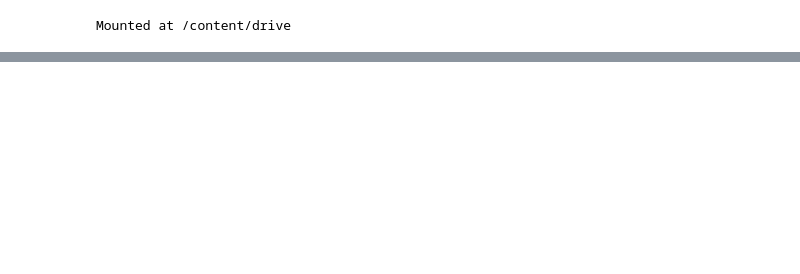
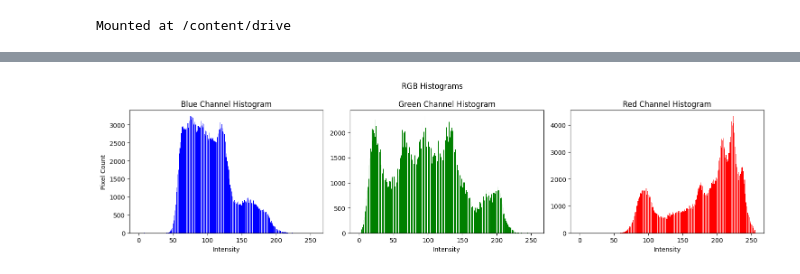
Before and after one commit to Valtern/PCVK_Ganjil_2025, a Jupyter notebook: week5.ipynb, the cells around one changed output, grey strips where cells are left out. Drawn from its saved outputs; the diff is of its cells as text; code cells hidden in the pictures; blank space fills up the shorter version.

```diff
--- a/week5.ipynb
+++ b/week5.ipynb
@@ -14,12 +14,3 @@ import matplotlib.pyplot as plt
 import numpy as np
 import os
 import glob
-# %%
-img = cv.imread('/content/drive/MyDrive/PCVK/Image/Lenna_(test_image).png')
-cv2_imshow(img)
-
-
-for y in range(img.shape[0]):
-  for x in range(img.shape[1]):
-    for c in range(img.shape[2]):
-      brightness_image[y,x,c] =
@@ -27,0 +17,43 @@ for y in range(img.shape[0]):
+# %%
+img = cv.imread('/content/drive/MyDrive/PCVK/Image/Lenna_(test_image).png')
+
+b_hist = np.zeros(256)
+g_hist = np.zeros(256)
+r_hist = np.zeros(256)
+
+height, width, _ = img.shape
+
+for y in range(height):
+  for x in range(width):
+    b_val = img[y, x][0]
+    g_val = img[y, x][1]
+    r_val = img[y, x][2]
+    b_hist[b_val] += 1
+    g_hist[g_val] += 1
+    r_hist[r_val] += 1
+
+plt.figure(figsize=(15, 4))
+
+plt.subplot(1, 3, 1)
+plt.bar(range(256), b_hist, color='blue')
+plt.title('Blue Channel Histogram')
+plt.xlabel('Intensity')
+plt.ylabel('Pixel Count')
+
+
+plt.subplot(1, 3, 2)
+plt.bar(range(256), g_hist, color='green')
+plt.title('Green Channel Histogram')
+plt.xlabel('Intensity')
+
+
+plt.subplot(1, 3, 3)
+plt.bar(range(256), r_hist, color='red')
+plt.title('Red Channel Histogram')
+plt.xlabel('Intensity')
+
+plt.suptitle('RGB Histograms')
+plt.tight_layout()
+plt.show()
+# %% [output]
+[figure, added]
```
Also changed, not shown: parts of 5 cells of this notebook.
